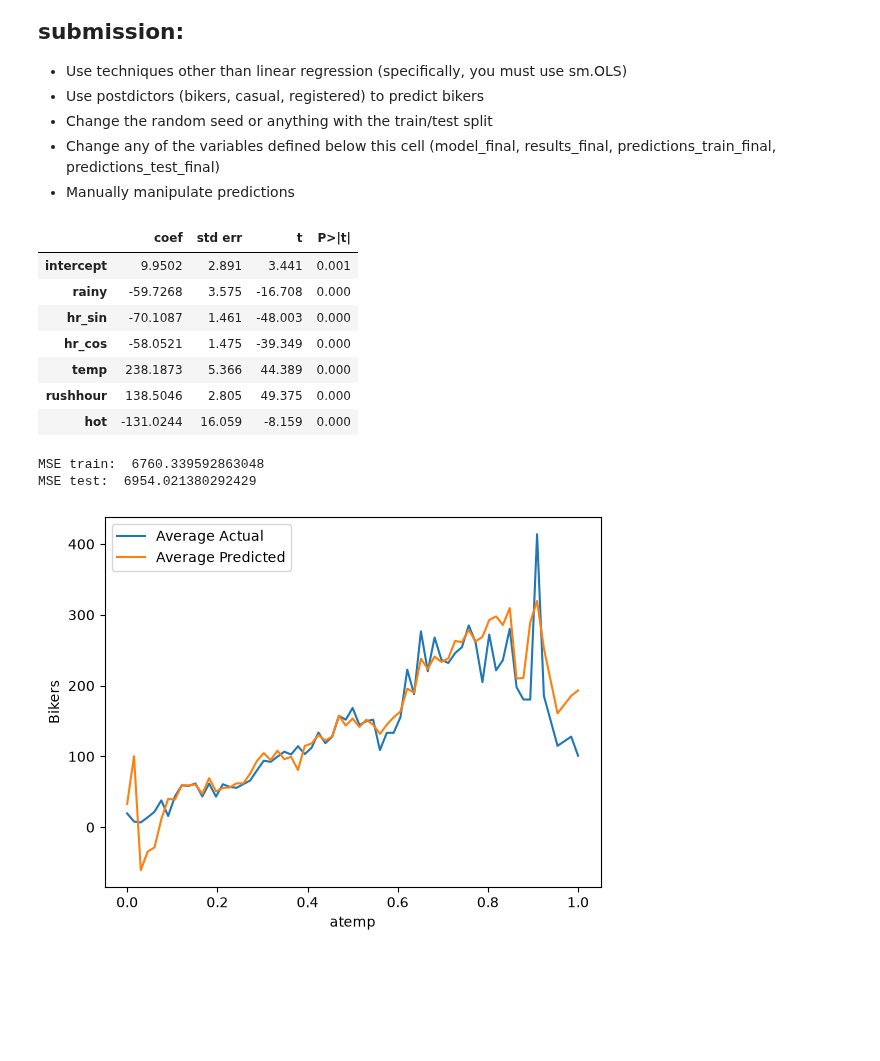
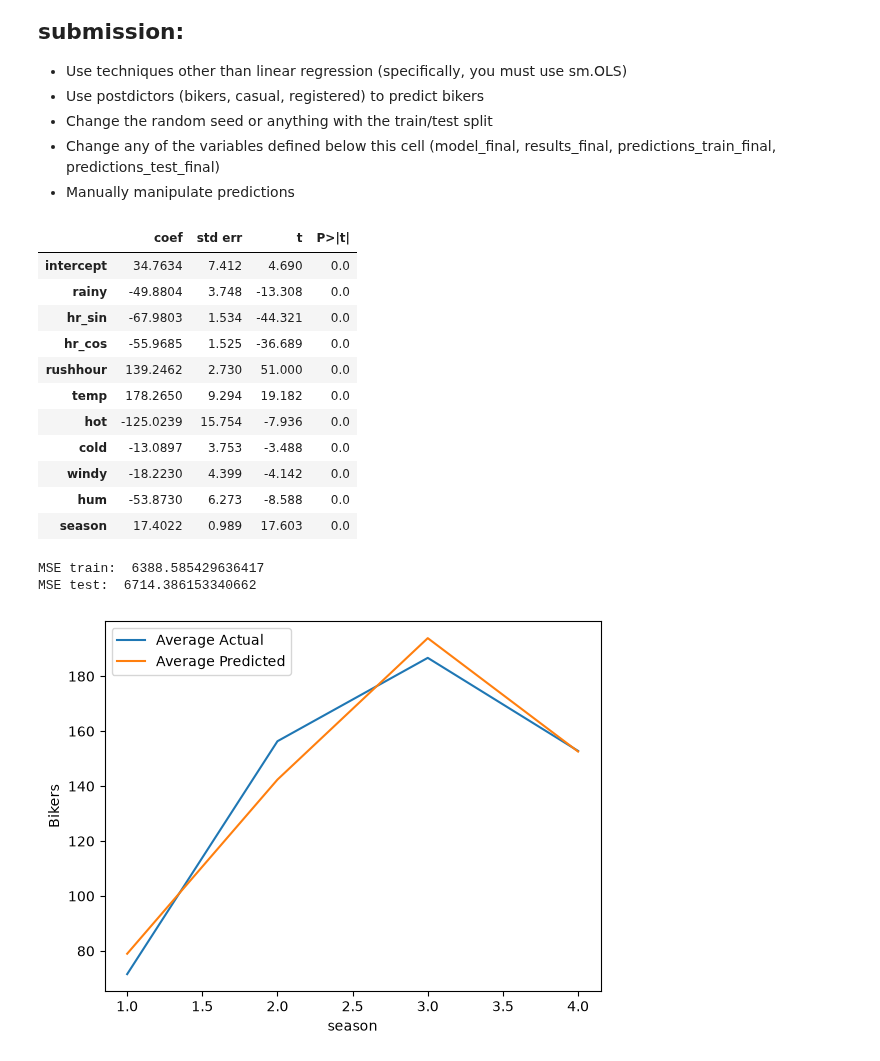
Before and after one commit to Zeke-Wess/CSE-2600-Code, a Jupyter notebook: mod05_nonlinear.ipynb, the cells around one changed output. Cells and saved outputs as stored; diff of their text form; code cells hidden in the pictures; blank space fills up the shorter version.

```diff
--- a/mod05_nonlinear.ipynb
+++ b/mod05_nonlinear.ipynb
@@ -363,18 +363,31 @@ X_train['intercept'] = np.ones(X_train.shape[0])
 X_train["rainy"] = np.where(Train["weathersit"].astype('string').isin(['light rain/snow', 'heavy rain/snow']), 1, 0)
 X_test["rainy"] = np.where(Test["weathersit"].astype('string').isin(['light rain/snow', 'heavy rain/snow']), 1, 0)
 
+X_train["hvy_rainy"] = np.where(Train["weathersit"].astype('string').isin(['heavy rain/snow']), 1, 0)
+X_test["hvy_rainy"] = np.where(Test["weathersit"].astype('string').isin(['heavy rain/snow']), 1, 0)
+
+
 X_train["hot"] = np.where((Train['temp'] > .9), 1, 0)
 X_test["hot"] = np.where((Test['temp'] > .9), 1, 0)
+X_train["cold"] = np.where((Train['temp'] < .4), 1, 0)
+X_test["cold"] = np.where((Test['temp'] < .4), 1, 0)
+
+X_train["windy"] = np.where((Train['windspeed'] > .4), 1, 0)
+X_test["windy"] = np.where((Test['windspeed'] > .4), 1, 0)
 # %%
 # Build your linear regression model here.
-vars_to_include = [
+vars_to_include = [ # We love variance over here
     'intercept',
     'rainy',
     'hr_sin',
     'hr_cos',
+    'rushhour',
     'temp',
-    'rushhour',
-    'hot'
+    'hot',
+    'cold',
+    'windy',
+    'hum',
+    'season'
 ]
 
 model_final = sm.OLS(y_train, X_train[vars_to_include])
@@ -382,13 +395,17 @@ results_final = model_final.fit()
 summarize(results_final)
 # %% [output]
 |  | coef | std err | t | P>|t| |
-| intercept | 9.9502 | 2.891 | 3.441 | 0.001 |
-| rainy | -59.7268 | 3.575 | -16.708 | 0.000 |
-| hr_sin | -70.1087 | 1.461 | -48.003 | 0.000 |
-| hr_cos | -58.0521 | 1.475 | -39.349 | 0.000 |
-| temp | 238.1873 | 5.366 | 44.389 | 0.000 |
-| rushhour | 138.5046 | 2.805 | 49.375 | 0.000 |
-| hot | -131.0244 | 16.059 | -8.159 | 0.000 |
+| intercept | 34.7634 | 7.412 | 4.690 | 0.0 |
+| rainy | -49.8804 | 3.748 | -13.308 | 0.0 |
+| hr_sin | -67.9803 | 1.534 | -44.321 | 0.0 |
+| hr_cos | -55.9685 | 1.525 | -36.689 | 0.0 |
+| rushhour | 139.2462 | 2.730 | 51.000 | 0.0 |
+| temp | 178.2650 | 9.294 | 19.182 | 0.0 |
+| hot | -125.0239 | 15.754 | -7.936 | 0.0 |
+| cold | -13.0897 | 3.753 | -3.488 | 0.0 |
+| windy | -18.2230 | 4.399 | -4.142 | 0.0 |
+| hum | -53.8730 | 6.273 | -8.588 | 0.0 |
+| season | 17.4022 | 0.989 | 17.603 | 0.0 |
 # %%
 predictions_train_final = predict(X_train[vars_to_include], results_final)
 print('MSE train: ', mse(y_train, predictions_train_final))
@@ -396,14 +413,14 @@ print('MSE train: ', mse(y_train, predictions_train_final))
 predictions_test_final = predict(X_test[vars_to_include], results_final)
 print('MSE test: ', mse(y_test, predictions_test_final))
 # %% [output]
-MSE train:  6760.339592863048
-MSE test:  6954.021380292429
+MSE train:  6388.585429636417
+MSE test:  6714.386153340662
 # %%
 plot_avg_actual_vs_predicted_by_feature(X=X_train,
                                         y=y_train,
                                         y_pred=predictions_train_final,
-                                        feature='atemp',
+                                        feature='season',
                                         target_name="Bikers"
                                         )
 # %% [output]
-[figure, old version]
+[figure, new version]
```
